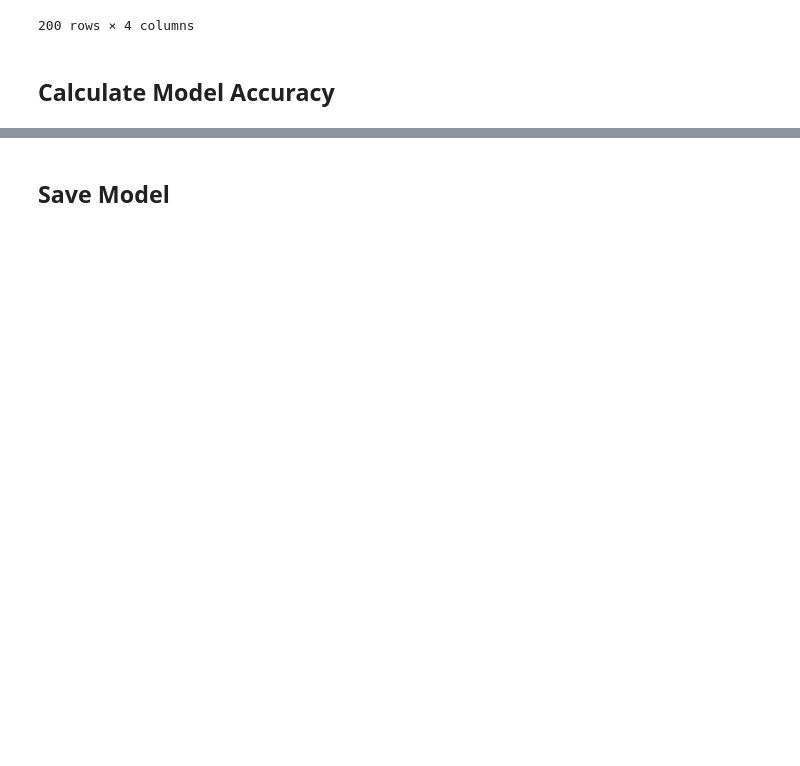
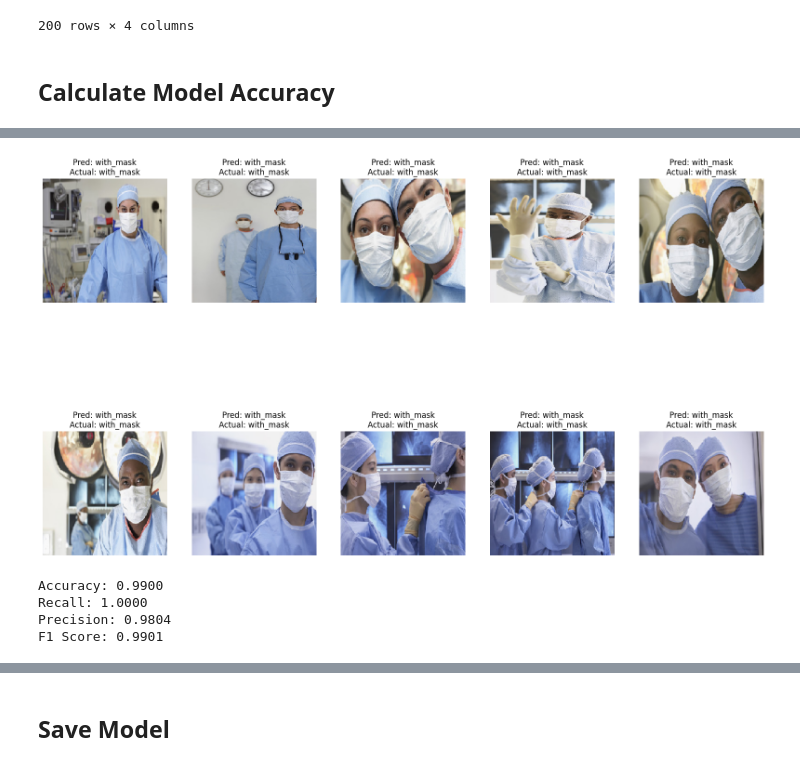
Before and after one commit to argadewanata/FaceMaskDetection_ResNet50, a Jupyter notebook: FP_ViskomPengayaan_MaskDetectionResnet50.ipynb, the cells around one changed output, grey strips where cells are left out. Cells and saved outputs as stored; diff of their text form; code cells hidden in the pictures; blank space fills up the shorter version.

```diff
--- a/FP_ViskomPengayaan_MaskDetectionResnet50.ipynb
+++ b/FP_ViskomPengayaan_MaskDetectionResnet50.ipynb
@@ -185,0 +186,60 @@ Accuracy : 0.995
+# %%
+import matplotlib.pyplot as plt
+import os
+from tensorflow.keras.preprocessing.image import load_img, img_to_array
+
+# Function to plot images with predicted and actual class names
+def plot_predictions(images, predictions, actuals, class_labels, n=10):
+    plt.figure(figsize=(20, 20))
+    for i in range(n):
+        img = load_img(images[i], target_size=(image_size, image_size))
+        plt.subplot(3, 5, i+1)
+        plt.imshow(img)
+        pred_label = class_labels[int(predictions[i])]
+        actual_label = class_labels[int(actuals[i])]
+        plt.title(f"Pred: {pred_label}\nActual: {actual_label}")
+        plt.axis('off')
+    plt.show()
+
+# Get the first few rows of the results DataFrame to show predictions
+sample_results = results.head(10)
+
+# Construct the full file paths for the sample images
+sample_images = [os.path.join(testset_path, fname) for fname in sample_results['file']]
+
+# Extract the predicted and real classes for the sample images
+sample_pred_classes = sample_results['pred_class'].values
+sample_real_classes = sample_results['real_class'].values
+
+# Define class labels
+class_labels = ['without_mask', 'with_mask']
+
+# Plot the sample predictions
+plot_predictions(sample_images, sample_pred_classes, sample_real_classes, class_labels, n=10)
+# %% [output]
+[figure, added]
+# %%
+from sklearn.metrics import accuracy_score, recall_score, precision_score, f1_score
+
+# Calculate accuracy
+accuracy = accuracy_score(results['real_class'], results['pred_class'])
+
+# Calculate recall
+recall = recall_score(results['real_class'], results['pred_class'])
+
+# Calculate precision
+precision = precision_score(results['real_class'], results['pred_class'])
+
+# Calculate F1 score
+f1 = f1_score(results['real_class'], results['pred_class'])
+
+# Print the results
+print(f"Accuracy: {accuracy:.4f}")
+print(f"Recall: {recall:.4f}")
+print(f"Precision: {precision:.4f}")
+print(f"F1 Score: {f1:.4f}")
+# %% [output]
+Accuracy: 0.9900
+Recall: 1.0000
+Precision: 0.9804
+F1 Score: 0.9901
```
Also changed, not shown: parts of 8 cells of this notebook, 3 other files.
